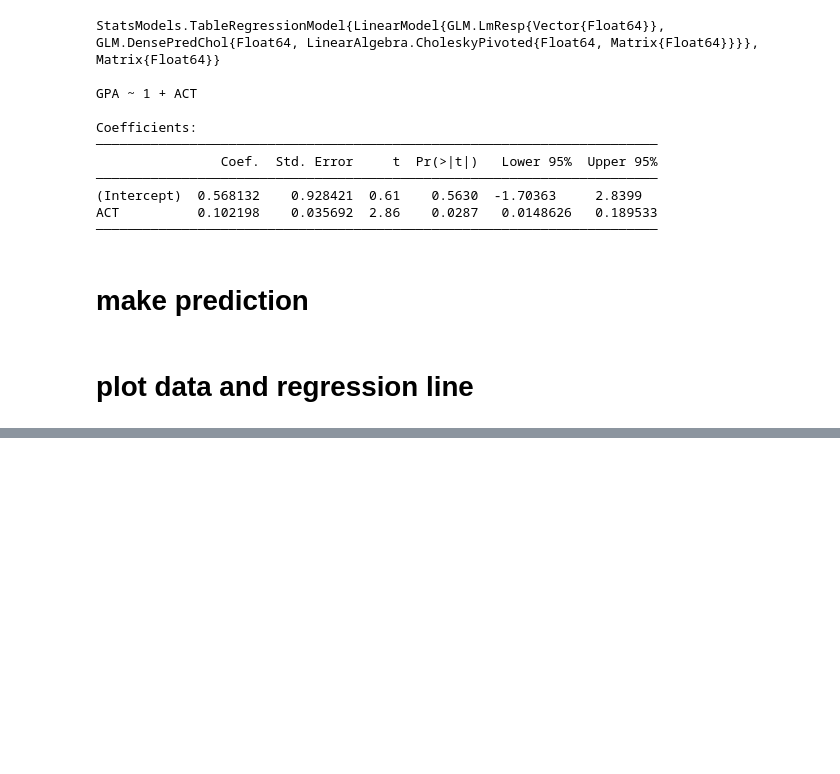
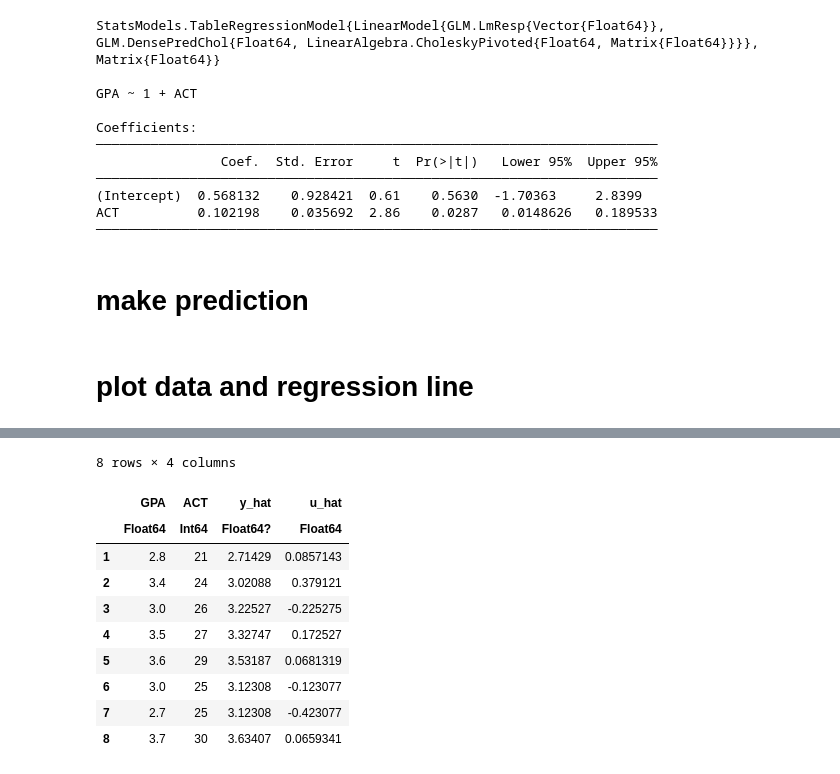
Before and after one commit to ZM601/regression_analysis, a Jupyter notebook: Q2/Q2_Julia.ipynb, the cells around one changed output, grey strips where cells are left out. Drawn from its saved outputs; the diff is of its cells as text; code cells hidden in the pictures; blank space fills up the shorter version.

```diff
--- a/Q2/Q2_Julia.ipynb
+++ b/Q2/Q2_Julia.ipynb
@@ -95,0 +98,2 @@ plot!(pd.ACT, pr.prediction, label="regression line", color="orangered", linewid
+# %%
+df[!,:y_hat] = predict(OLS_model, df)
@@ -95,0 +112,2 @@ plot!(pd.ACT, pr.prediction, label="regression line", color="orangered", linewid
+# %%
+df[!,:u_hat] = df[:,:GPA] - df[:,:y_hat]
@@ -95,0 +124,14 @@ plot!(pd.ACT, pr.prediction, label="regression line", color="orangered", linewid
+# %%
+df
+# %% [output]
+8 rows × 4 columns
+|  | GPA | ACT | y_hat | u_hat |
+|  | Float64 | Int64 | Float64? | Float64 |
+| 1 | 2.8 | 21 | 2.71429 | 0.0857143 |
+| 2 | 3.4 | 24 | 3.02088 | 0.379121 |
+| 3 | 3.0 | 26 | 3.22527 | -0.225275 |
+| 4 | 3.5 | 27 | 3.32747 | 0.172527 |
+| 5 | 3.6 | 29 | 3.53187 | 0.0681319 |
+| 6 | 3.0 | 25 | 3.12308 | -0.123077 |
+| 7 | 2.7 | 25 | 3.12308 | -0.423077 |
+| 8 | 3.7 | 30 | 3.63407 | 0.0659341 |
```
Also changed, not shown: parts of 10 cells of this notebook, 2 other files.
